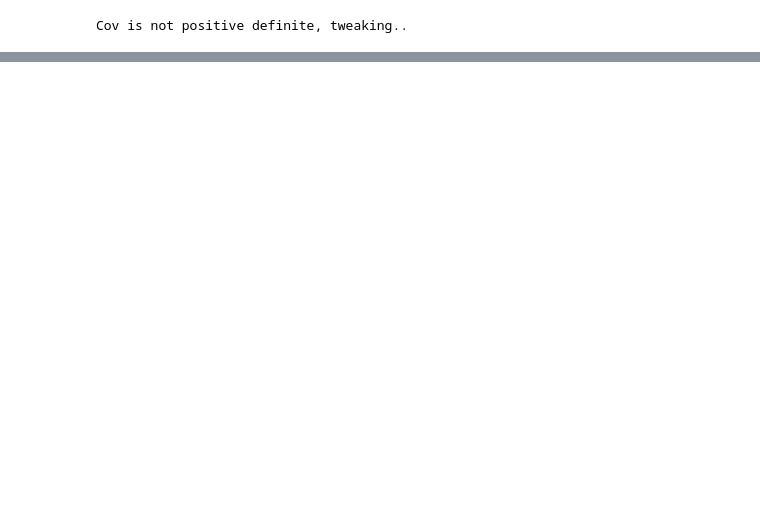
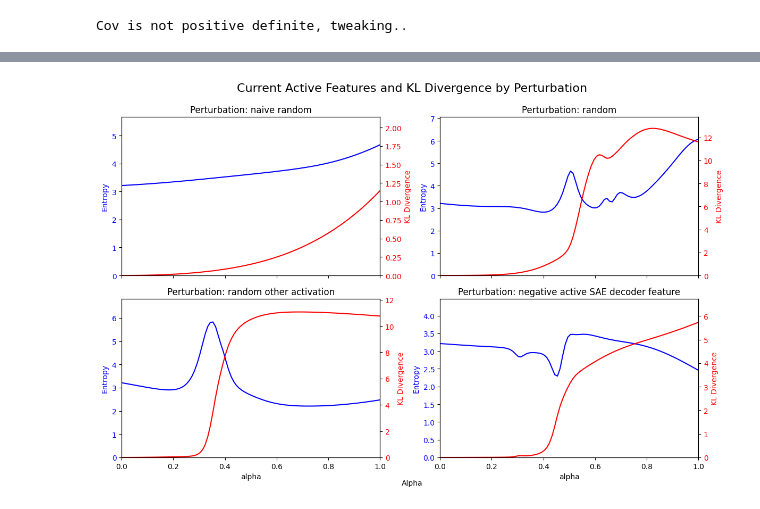
Before and after one commit to jettjaniak/teren, a Jupyter notebook: notebooks/explorations.ipynb, the cells around one changed output, grey strips where cells are left out. Saved outputs shown, nothing was run; the diff lists cells and outputs as text; code cells hidden in the pictures; blank space fills up the shorter version.

```diff
--- a/notebooks/explorations.ipynb
+++ b/notebooks/explorations.ipynb
@@ -440,0 +468,3 @@ plt.show()
+# %%
+def compute_entropy(probs):
+    return -torch.sum(probs * torch.log(probs + 1e-10))
@@ -440,0 +554,7 @@ plt.show()
+# %%
+df = analyze_feature_activation_dynamics(
+    sae, cfg, base_ref, perturbations, act_thresh=0.0
+)
+
+print(df.shape)
+df.sample(5)
@@ -440,0 +569,82 @@ plt.show()
+# %%
+# Calculate grid dimensions
+n_plots = len(perturbations)
+n_cols = min(2, n_plots)  # Maximum 3 columns
+n_rows = math.ceil(n_plots / n_cols)
+
+# Set up the plot
+fig, axes = plt.subplots(
+    n_rows, n_cols, figsize=(6 * n_cols, 4 * n_rows), sharex=True, sharey=False
+)
+fig.suptitle("Current Active Features and KL Divergence by Perturbation", fontsize=16)
+
+# Flatten axes array for easier indexing
+axes = axes.flatten() if n_plots > 1 else [axes]
+
+# Create a plot for each perturbation
+for i, perturbation in enumerate(perturbations):
+    ax1 = axes[i]
+    ax2 = ax1.twinx()
+
+    # Filter data for this perturbation
+    perturb_data = df[df["perturbation"] == perturbation]
+
+    # Plot current_active_count
+    # sns.lineplot(x='alpha', y='current_active_count', data=perturb_data, ax=ax1, color='blue', label='Current Active Count')
+    # ax1.set_ylabel('Current Active Count', color='blue')
+    # ax1.tick_params(axis='y', labelcolor='blue')
+    # ax1.set_ylim(0, max(perturb_data['current_active_count']))
+
+    # sns.lineplot(x='alpha', y='mean_feat_act', data=perturb_data, ax=ax1, color='blue', label='Mean Feat Act')
+    # ax1.set_ylabel('Mean Feat Act', color='blue')
+    # ax1.tick_params(axis='y', labelcolor='blue')
+    # ax1.set_ylim(0, max(perturb_data['mean_feat_act']))
+
+    # sns.lineplot(x='alpha', y='feature_l2_norm', data=perturb_data, ax=ax1, color='blue', label='Features L2 Norm')
+    # ax1.set_ylabel('Features L2 Norm', color='blue')
+    # ax1.tick_params(axis='y', labelcolor='blue')
+    # ax1.set_ylim(0, max(perturb_data['feature_l2_norm']))
+
+    sns.lineplot(
+        x="alpha", y="entropy", data=perturb_data, ax=ax1, color="blue", label="Entropy"
+    )
+    ax1.set_ylabel("Entropy", color="blue")
+    ax1.tick_params(axis="y", labelcolor="blue")
+    ax1.set_ylim(0, max(perturb_data["entropy"]) + 1)
+
+    # Plot kl_div
+    sns.lineplot(
+        x="alpha",
+        y="kl_div",
+        data=perturb_data,
+        ax=ax2,
+        color="red",
+        label="KL Divergence",
+    )
+    ax2.set_ylabel("KL Divergence", color="red")
+    ax2.tick_params(axis="y", labelcolor="red")
+    ax2.set_ylim(0, max(perturb_data["kl_div"]) + 1)
+
+    # Set title for this subplot
+    ax1.set_title(f"Perturbation: {perturbation}")
+
+    # Set x and y axes to start at 0
+    ax1.set_xlim(0, max(perturb_data["alpha"]))
+
+    # Remove legends
+    ax1.get_legend().remove()
+    ax2.get_legend().remove()
+
+# Remove any unused subplots
+for j in range(i + 1, len(axes)):
+    fig.delaxes(axes[j])
+
+# Add a common x-label
+fig.text(0.5, 0.04, "Alpha", ha="center", va="center")
+
+# Adjust layout and display the plot
+plt.tight_layout()
+plt.subplots_adjust(top=0.90, bottom=0.1)  # Adjust to prevent title overlap
+plt.show()
+# %% [output]
+[figure, added]
```
Also changed, not shown: parts of 31 cells of this notebook.
